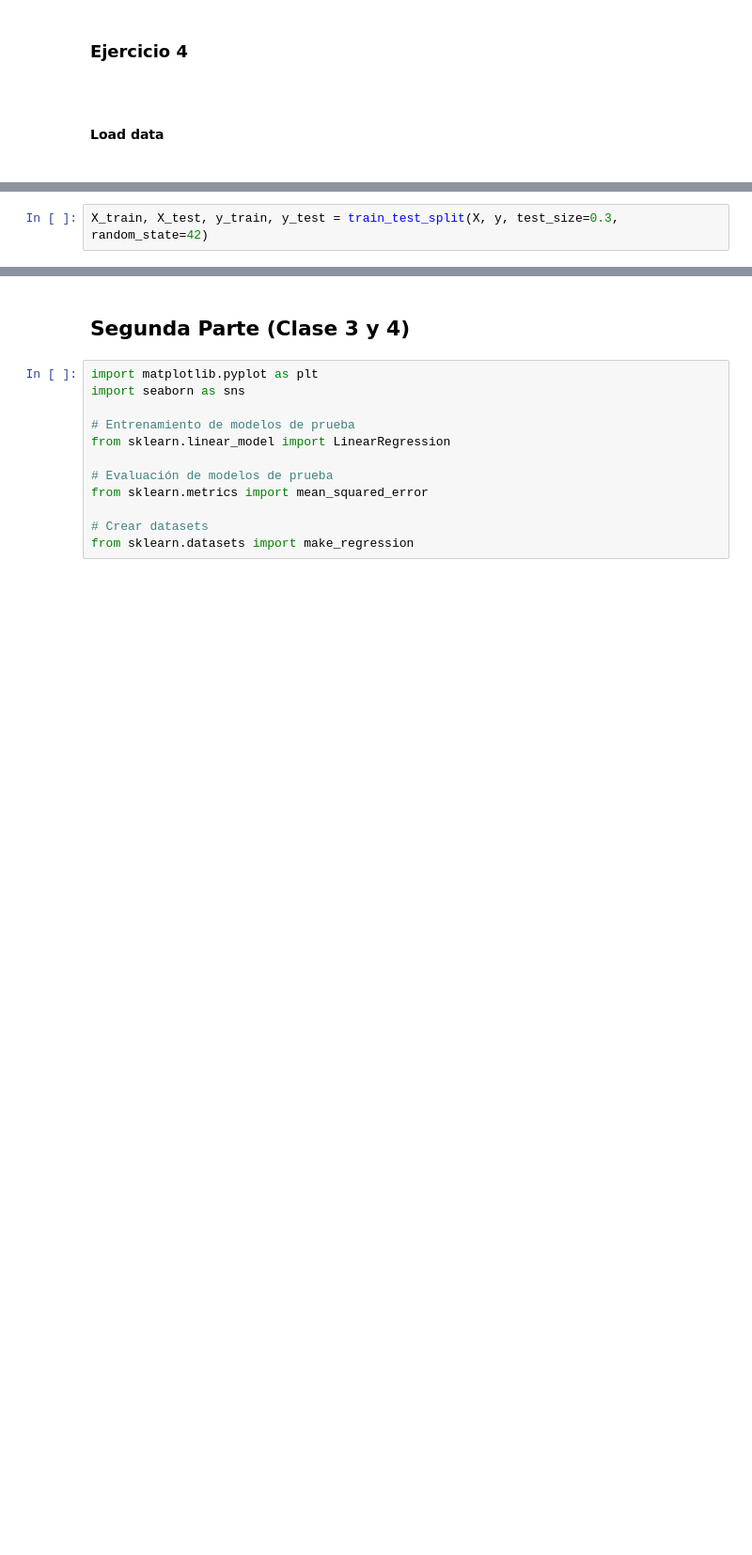
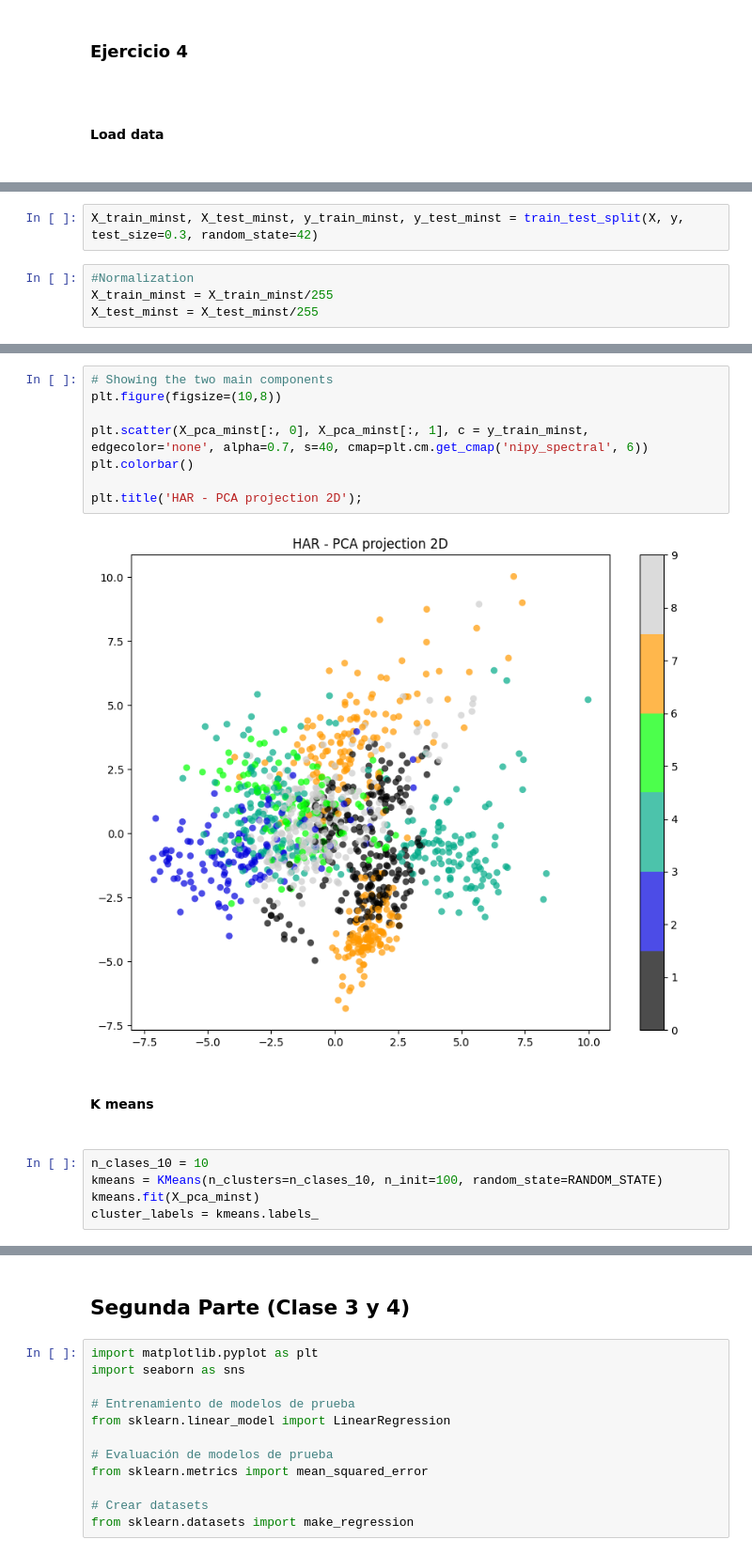
Before and after one commit to BenjaSar/IIA, a Jupyter notebook: tp_integrador.ipynb, the cells around one changed output, grey strips where cells are left out. Shown at 94% size. Drawn from its saved outputs; the diff is of its cells as text; blank space fills up the shorter version.

Commit message:
Se agregó la solución de k-Means del ejercicio 4

```diff
--- a/tp_integrador.ipynb
+++ b/tp_integrador.ipynb
@@ -294,6 +306,10 @@ digits = load_digits(n_class = n_clases)
 X = digits.data
 y = digits.target
 # %%
-X_train, X_test, y_train, y_test = train_test_split(X, y, test_size=0.3, random_state=42)
+X_train_minst, X_test_minst, y_train_minst, y_test_minst = train_test_split(X, y, test_size=0.3, random_state=42)
+# %%
+#Normalization
+X_train_minst = X_train_minst/255
+X_test_minst = X_test_minst/255
 # %%
 # Number of unique class
@@ -303,0 +364,17 @@ array([0, 1, 2, 3, 4, 5, 6, 7, 8, 9])
+# %%
+# Showing the two main components
+plt.figure(figsize=(10,8))
+
+plt.scatter(X_pca_minst[:, 0], X_pca_minst[:, 1], c = y_train_minst, edgecolor='none', alpha=0.7, s=40, cmap=plt.cm.get_cmap('nipy_spectral', 6))
+plt.colorbar()
+
+plt.title('HAR - PCA projection 2D');
+# %% [output]
+[figure, added]
+# %% [markdown]
+<h4>K means <h4>
+# %%
+n_clases_10 = 10
+kmeans = KMeans(n_clusters=n_clases_10, n_init=100, random_state=RANDOM_STATE)
+kmeans.fit(X_pca_minst)
+cluster_labels = kmeans.labels_
```
Also changed, not shown: parts of 28 cells of this notebook, 1 other file.
